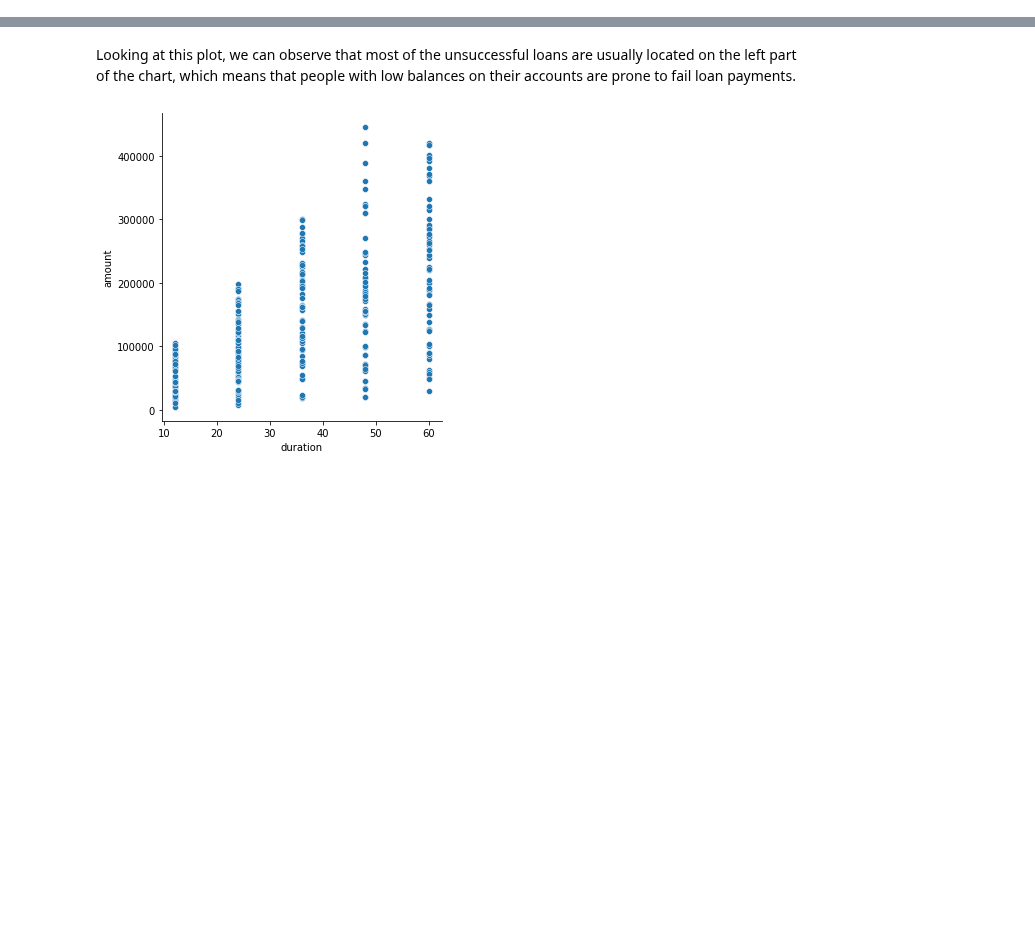
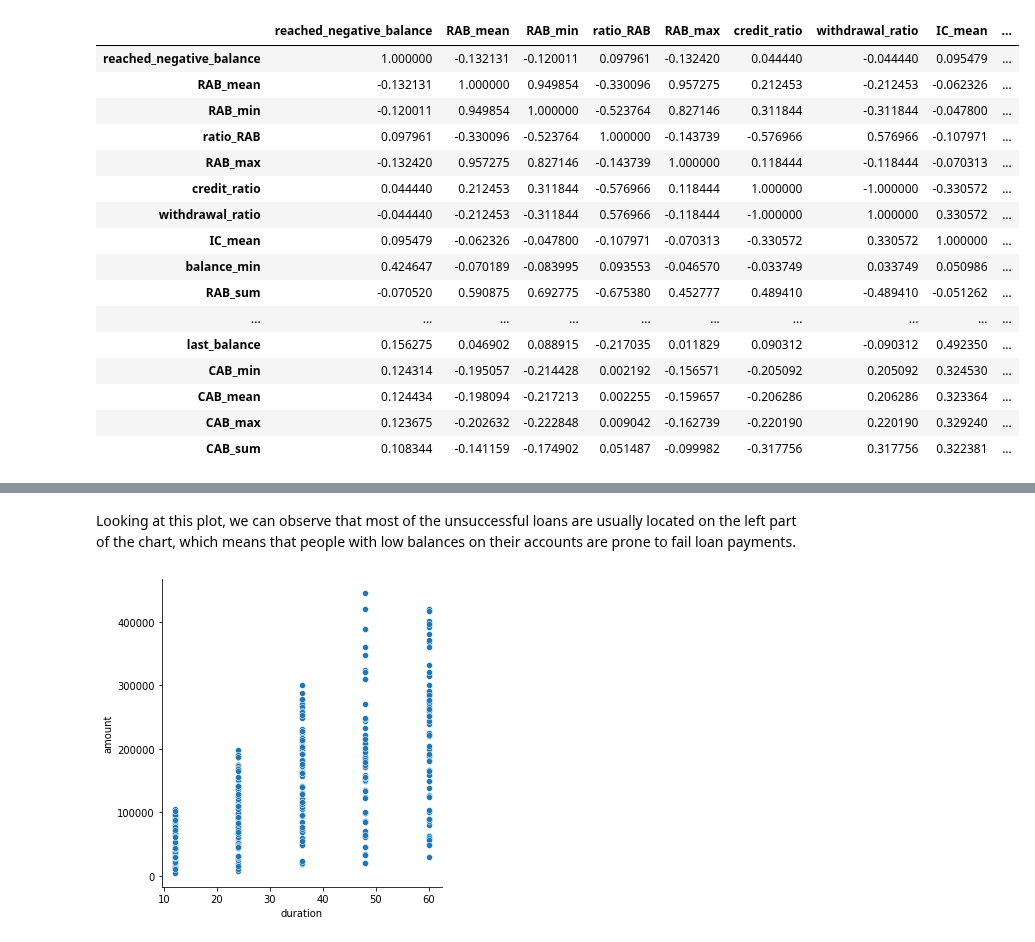
Before and after one commit to 2dukes/PROJ_AC_2122, a Jupyter notebook: dataUnderstanding.ipynb, the cells around one changed output, grey strips where cells are left out. Drawn from its saved outputs; the diff is of its cells as text; code cells hidden in the pictures; blank space fills up the shorter version.

```diff
--- a/dataUnderstanding.ipynb
+++ b/dataUnderstanding.ipynb
@@ -8,6 +18,14 @@ import seaborn as sns
 
 df = pd.read_csv("./preprocessed/mergedTrainData.csv")
 
-corr = df.corr()
+best_features = [
+    'reached_negative_balance', 'RAB_mean', 'RAB_min', 'ratio_RAB', 'RAB_max', 'credit_ratio', 'withdrawal_ratio',
+    'IC_mean', 'balance_min', 'RAB_sum', 'mean_trans_profit', 'RAB', 'balance_mean', 'ratio_CC', 'CC_std', 'IC_min', 'CC_max',
+    'ratio_IC', 'withdrawal_max', 'WC_max', 'last_balance', 'CAB_min', 'CAB_mean', 'CAB_max', 'CAB_sum'
+]
+
+corr = df[best_features].corr()
+
+#corr = df.corr()
 corr.style.background_gradient(cmap='coolwarm')
 # %% [output]
@@ -14,0 +32,17 @@ corr.style.background_gradient(cmap='coolwarm')
+|  | reached_negative_balance | RAB_mean | RAB_min | ratio_RAB | RAB_max | credit_ratio | withdrawal_ratio | IC_mean | ... |
+| reached_negative_balance | 1.000000 | -0.132131 | -0.120011 | 0.097961 | -0.132420 | 0.044440 | -0.044440 | 0.095479 | ... |
+| RAB_mean | -0.132131 | 1.000000 | 0.949854 | -0.330096 | 0.957275 | 0.212453 | -0.212453 | -0.062326 | ... |
+| RAB_min | -0.120011 | 0.949854 | 1.000000 | -0.523764 | 0.827146 | 0.311844 | -0.311844 | -0.047800 | ... |
+| ratio_RAB | 0.097961 | -0.330096 | -0.523764 | 1.000000 | -0.143739 | -0.576966 | 0.576966 | -0.107971 | ... |
+| RAB_max | -0.132420 | 0.957275 | 0.827146 | -0.143739 | 1.000000 | 0.118444 | -0.118444 | -0.070313 | ... |
+| credit_ratio | 0.044440 | 0.212453 | 0.311844 | -0.576966 | 0.118444 | 1.000000 | -1.000000 | -0.330572 | ... |
+| withdrawal_ratio | -0.044440 | -0.212453 | -0.311844 | 0.576966 | -0.118444 | -1.000000 | 1.000000 | 0.330572 | ... |
+| IC_mean | 0.095479 | -0.062326 | -0.047800 | -0.107971 | -0.070313 | -0.330572 | 0.330572 | 1.000000 | ... |
+| balance_min | 0.424647 | -0.070189 | -0.083995 | 0.093553 | -0.046570 | -0.033749 | 0.033749 | 0.050986 | ... |
+| RAB_sum | -0.070520 | 0.590875 | 0.692775 | -0.675380 | 0.452777 | 0.489410 | -0.489410 | -0.051262 | ... |
+| ... | ... | ... | ... | ... | ... | ... | ... | ... | ... |
+| last_balance | 0.156275 | 0.046902 | 0.088915 | -0.217035 | 0.011829 | 0.090312 | -0.090312 | 0.492350 | ... |
+| CAB_min | 0.124314 | -0.195057 | -0.214428 | 0.002192 | -0.156571 | -0.205092 | 0.205092 | 0.324530 | ... |
+| CAB_mean | 0.124434 | -0.198094 | -0.217213 | 0.002255 | -0.159657 | -0.206286 | 0.206286 | 0.323364 | ... |
+| CAB_max | 0.123675 | -0.202632 | -0.222848 | 0.009042 | -0.162739 | -0.220190 | 0.220190 | 0.329240 | ... |
+| CAB_sum | 0.108344 | -0.141159 | -0.174902 | 0.051487 | -0.099982 | -0.317756 | 0.317756 | 0.322381 | ... |
```
Also changed, not shown: parts of 8 cells of this notebook, 4 other files.
